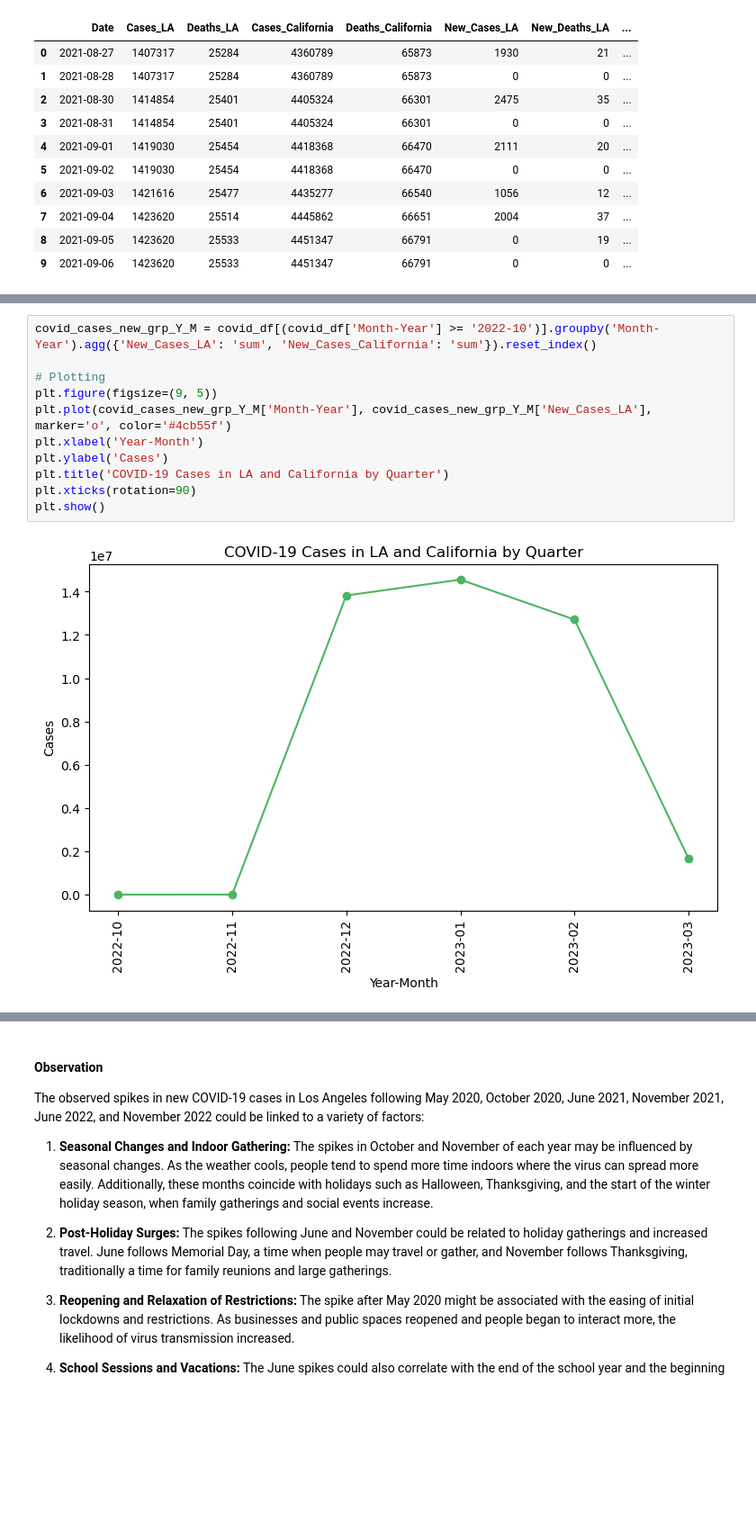
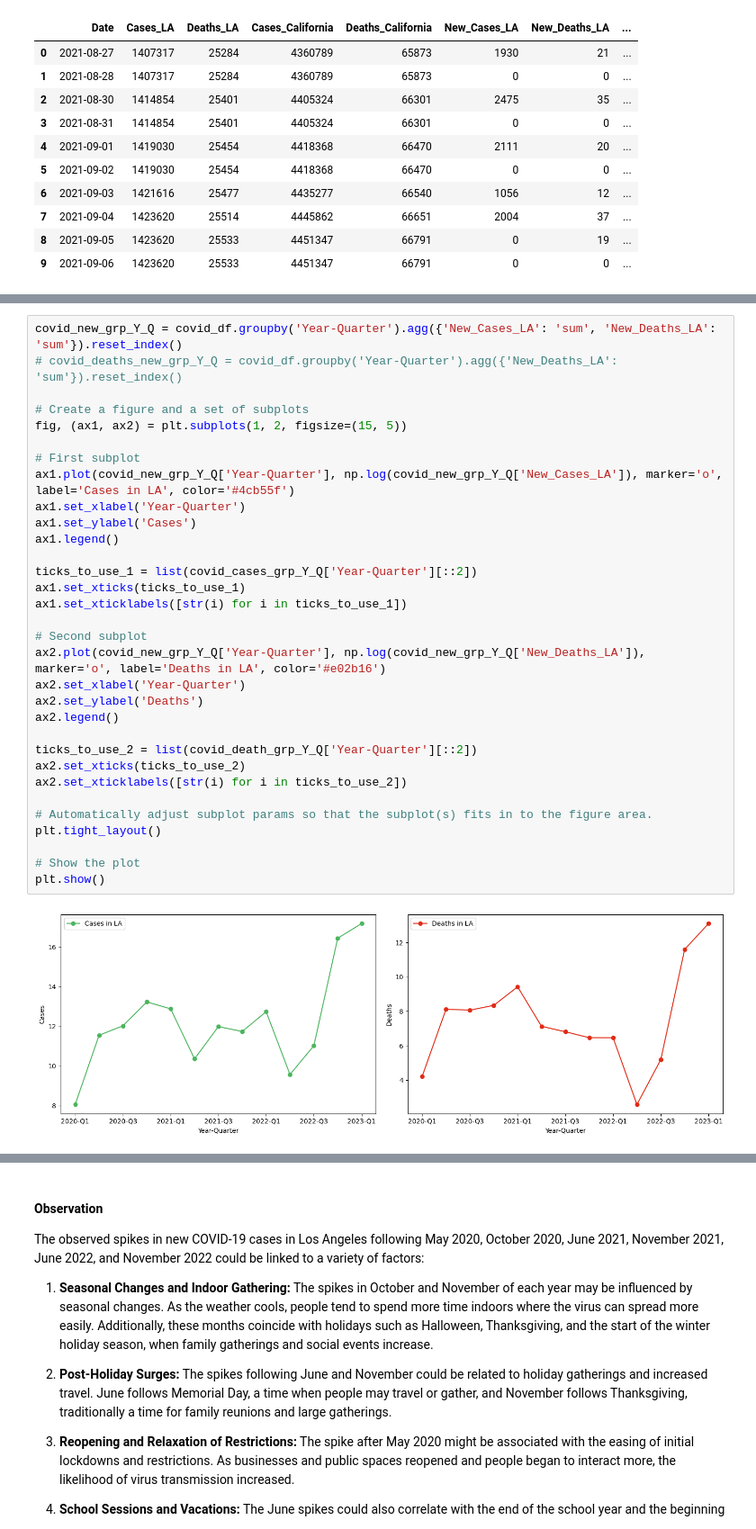
Before and after one commit to PremPrakashS/my-made-repo, a Jupyter notebook: project/report.ipynb, the cells around one changed output, grey strips where cells are left out. Shown: that part at 90% size. Cells and saved outputs as stored; diff of their text form; blank space fills up the shorter version.

```diff
--- a/project/report.ipynb
+++ b/project/report.ipynb
@@ -330,13 +244,34 @@ plt.show()
-# %%
-covid_cases_new_grp_Y_M = covid_df[(covid_df['Month-Year'] >= '2022-10')].groupby('Month-Year').agg({'New_Cases_LA': 'sum', 'New_Cases_California': 'sum'}).reset_index()
-
-# Plotting
-plt.figure(figsize=(9, 5))
-plt.plot(covid_cases_new_grp_Y_M['Month-Year'], covid_cases_new_grp_Y_M['New_Cases_LA'], marker='o', color='#4cb55f')
-plt.xlabel('Year-Month')
-plt.ylabel('Cases')
-plt.title('COVID-19 Cases in LA and California by Quarter')
-plt.xticks(rotation=90)
-plt.show()
-# %% [output]
-[figure, removed]
+# %%
+covid_new_grp_Y_Q = covid_df.groupby('Year-Quarter').agg({'New_Cases_LA': 'sum', 'New_Deaths_LA': 'sum'}).reset_index()
+# covid_deaths_new_grp_Y_Q = covid_df.groupby('Year-Quarter').agg({'New_Deaths_LA': 'sum'}).reset_index()
+
+# Create a figure and a set of subplots
+fig, (ax1, ax2) = plt.subplots(1, 2, figsize=(15, 5))
+
+# First subplot
+ax1.plot(covid_new_grp_Y_Q['Year-Quarter'], np.log(covid_new_grp_Y_Q['New_Cases_LA']), marker='o', label='Cases in LA', color='#4cb55f')
+ax1.set_xlabel('Year-Quarter')
+ax1.set_ylabel('Cases')
+ax1.legend()
+
+ticks_to_use_1 = list(covid_cases_grp_Y_Q['Year-Quarter'][::2])
+ax1.set_xticks(ticks_to_use_1)
+ax1.set_xticklabels([str(i) for i in ticks_to_use_1])
+
+# Second subplot
+ax2.plot(covid_new_grp_Y_Q['Year-Quarter'], np.log(covid_new_grp_Y_Q['New_Deaths_LA']), marker='o', label='Deaths in LA', color='#e02b16')
+ax2.set_xlabel('Year-Quarter')
+ax2.set_ylabel('Deaths')
+ax2.legend()
+
+ticks_to_use_2 = list(covid_death_grp_Y_Q['Year-Quarter'][::2])
+ax2.set_xticks(ticks_to_use_2)
+ax2.set_xticklabels([str(i) for i in ticks_to_use_2])
+
+# Automatically adjust subplot params so that the subplot(s) fits in to the figure area.
+plt.tight_layout()
+
+# Show the plot
+plt.show()
+# %% [output]
+[figure, added]
```
Also changed, not shown: parts of 26 cells of this notebook, 2 other files.
